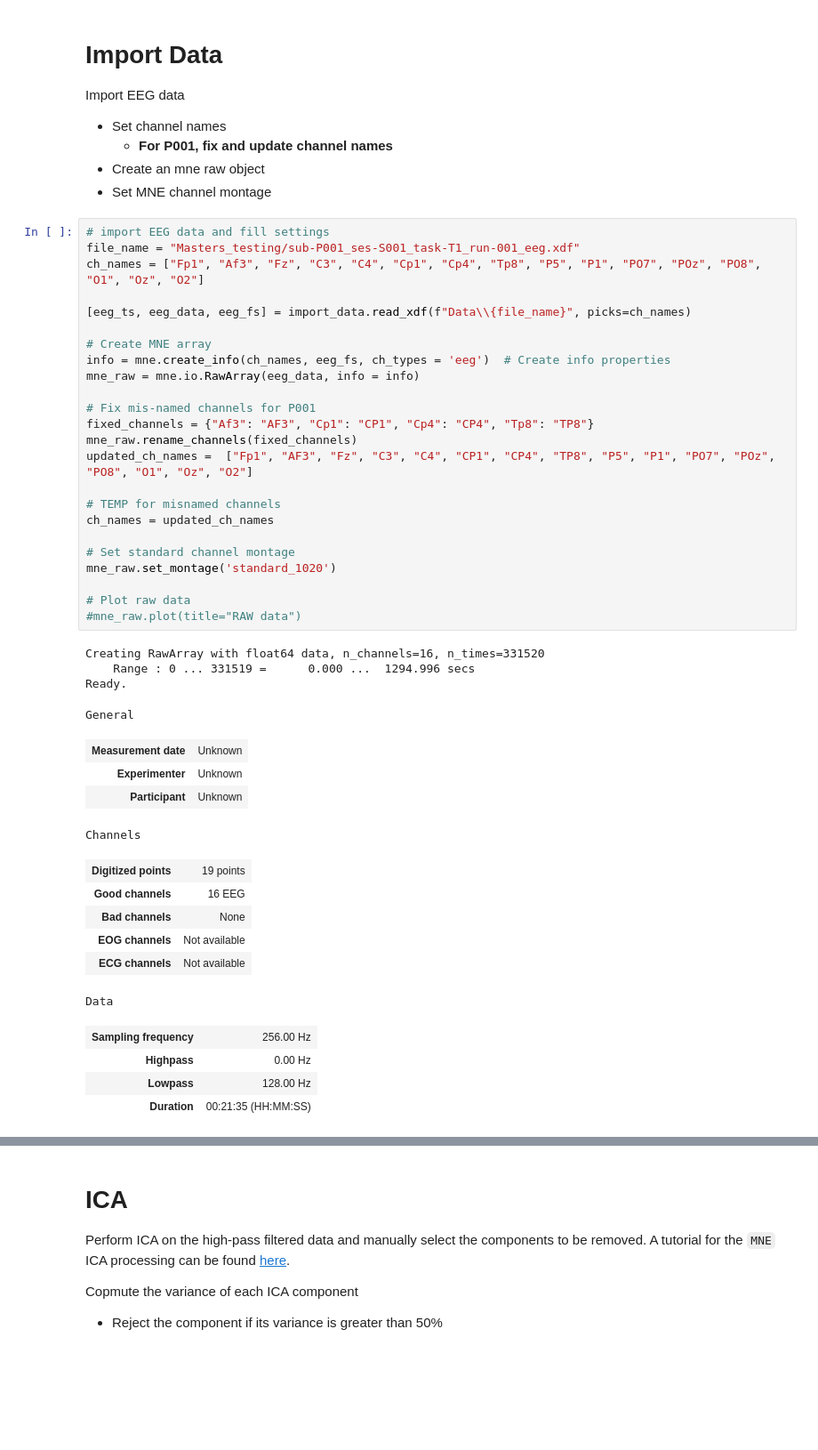
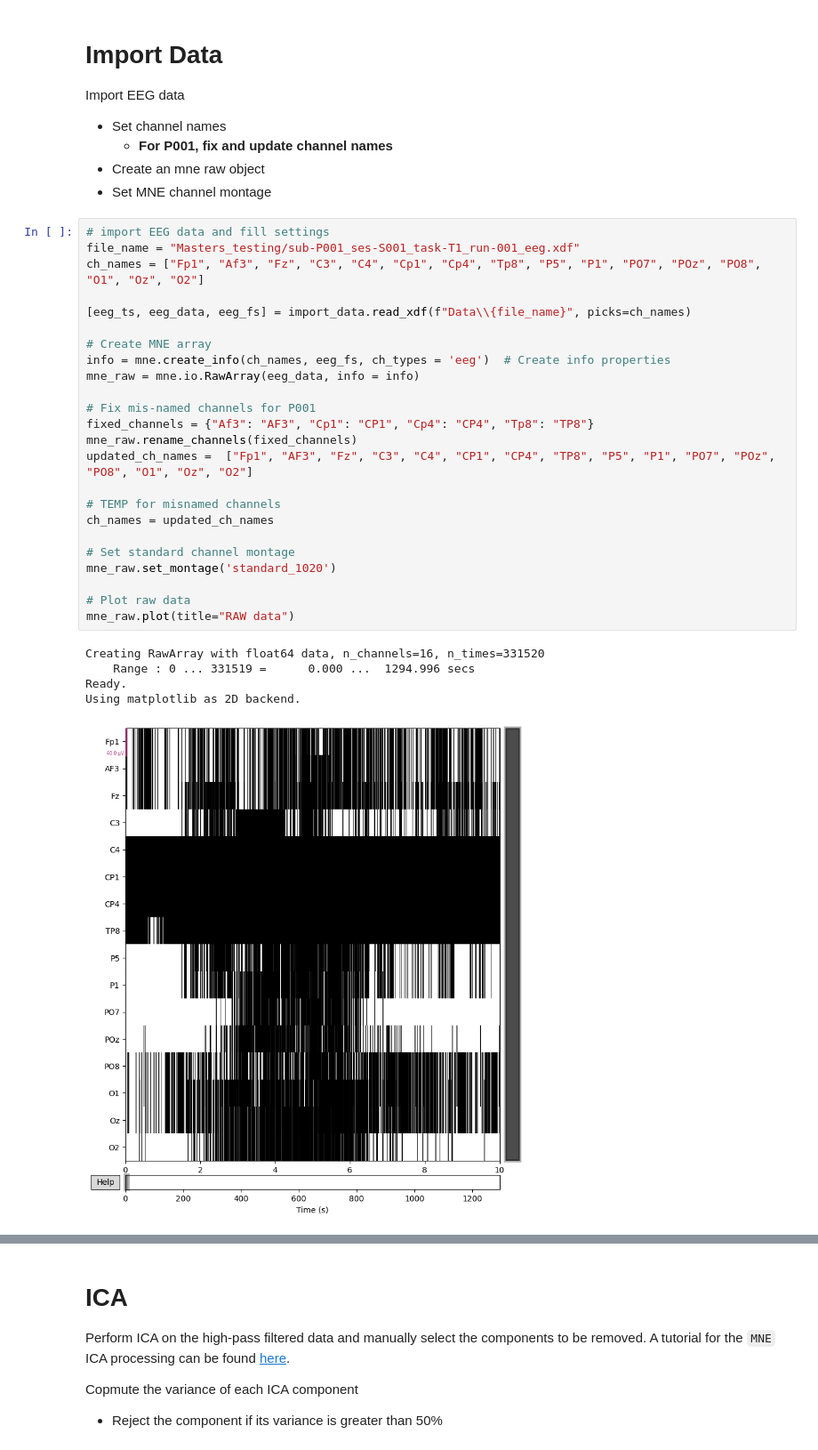
Before and after one commit to kirtonBCIlab/ES_Masters, a Jupyter notebook: Masters-Processing/preprocess.ipynb, the cells around one changed output, grey strips where cells are left out. Shown at 89% size. Cells and saved outputs as stored; diff of their text form; blank space fills up the shorter version.

```diff
--- a/Masters-Processing/preprocess.ipynb
+++ b/Masters-Processing/preprocess.ipynb
@@ -46,46 +46,33 @@ Import EEG data
 # %%
 # import EEG data and fill settings
 file_name = "Masters_testing/sub-P001_ses-S001_task-T1_run-001_eeg.xdf"
 ch_names = ["Fp1", "Af3", "Fz", "C3", "C4", "Cp1", "Cp4", "Tp8", "P5", "P1", "PO7", "POz", "PO8", "O1", "Oz", "O2"]
 
 [eeg_ts, eeg_data, eeg_fs] = import_data.read_xdf(f"Data\\{file_name}", picks=ch_names)
 
 # Create MNE array
 info = mne.create_info(ch_names, eeg_fs, ch_types = 'eeg')  # Create info properties
 mne_raw = mne.io.RawArray(eeg_data, info = info)
 
 # Fix mis-named channels for P001
 fixed_channels = {"Af3": "AF3", "Cp1": "CP1", "Cp4": "CP4", "Tp8": "TP8"}
 mne_raw.rename_channels(fixed_channels)
 updated_ch_names =  ["Fp1", "AF3", "Fz", "C3", "C4", "CP1", "CP4", "TP8", "P5", "P1", "PO7", "POz", "PO8", "O1", "Oz", "O2"]
 
 # TEMP for misnamed channels
 ch_names = updated_ch_names
 
 # Set standard channel montage
 mne_raw.set_montage('standard_1020')
 
 # Plot raw data
-#mne_raw.plot(title="RAW data")
+mne_raw.plot(title="RAW data")
 # %% [output]
 Creating RawArray with float64 data, n_channels=16, n_times=331520
     Range : 0 ... 331519 =      0.000 ...  1294.996 secs
 Ready.
+Using matplotlib as 2D backend.
-General
-| Measurement date | Unknown |
-| Experimenter | Unknown |
-| Participant | Unknown |
-Channels
-| Digitized points | 19 points |
-| Good channels | 16 EEG |
-| Bad channels | None |
-| EOG channels | Not available |
-| ECG channels | Not available |
-Data
-| Sampling frequency | 256.00 Hz |
-| Highpass | 0.00 Hz |
-| Lowpass | 128.00 Hz |
-| Duration | 00:21:35 (HH:MM:SS) |
+[figure, added]
 # %% [markdown]
 ## Bandpass Filter Data
 
```
Also changed, not shown: parts of 11 cells of this notebook, 2 other files.
